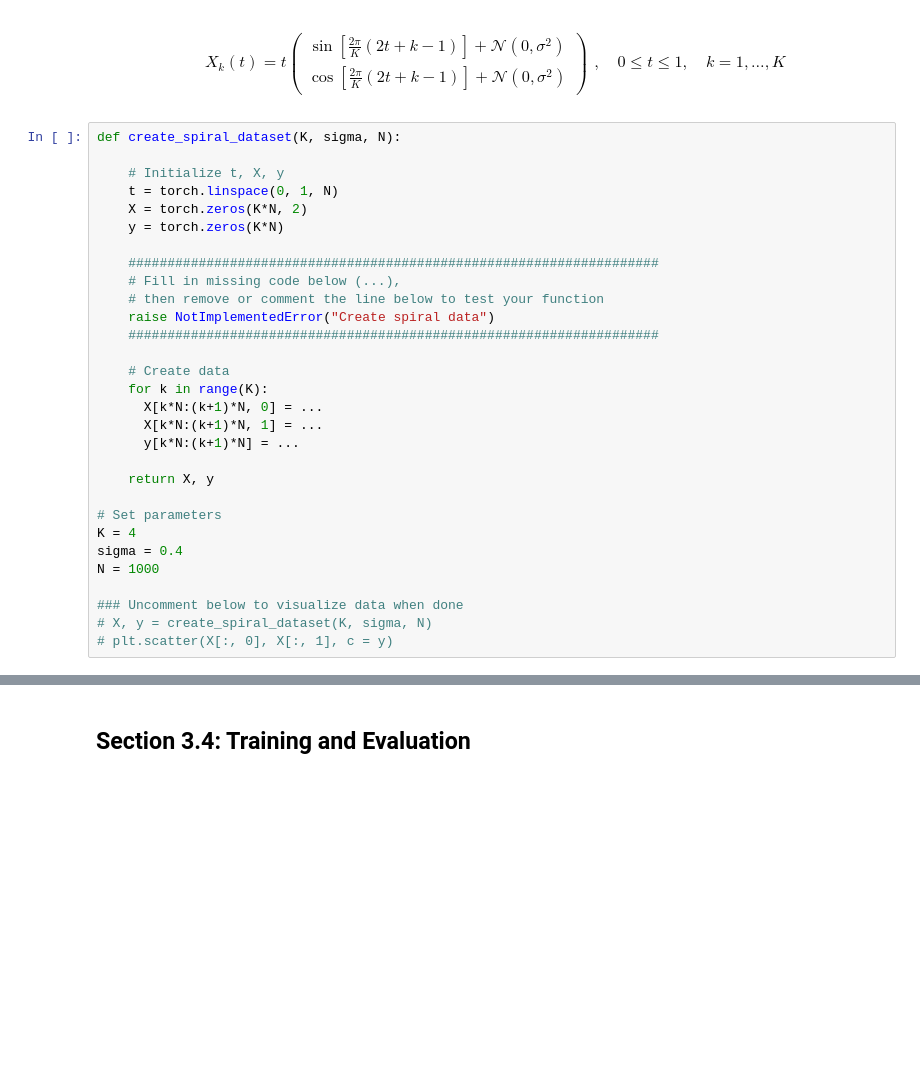
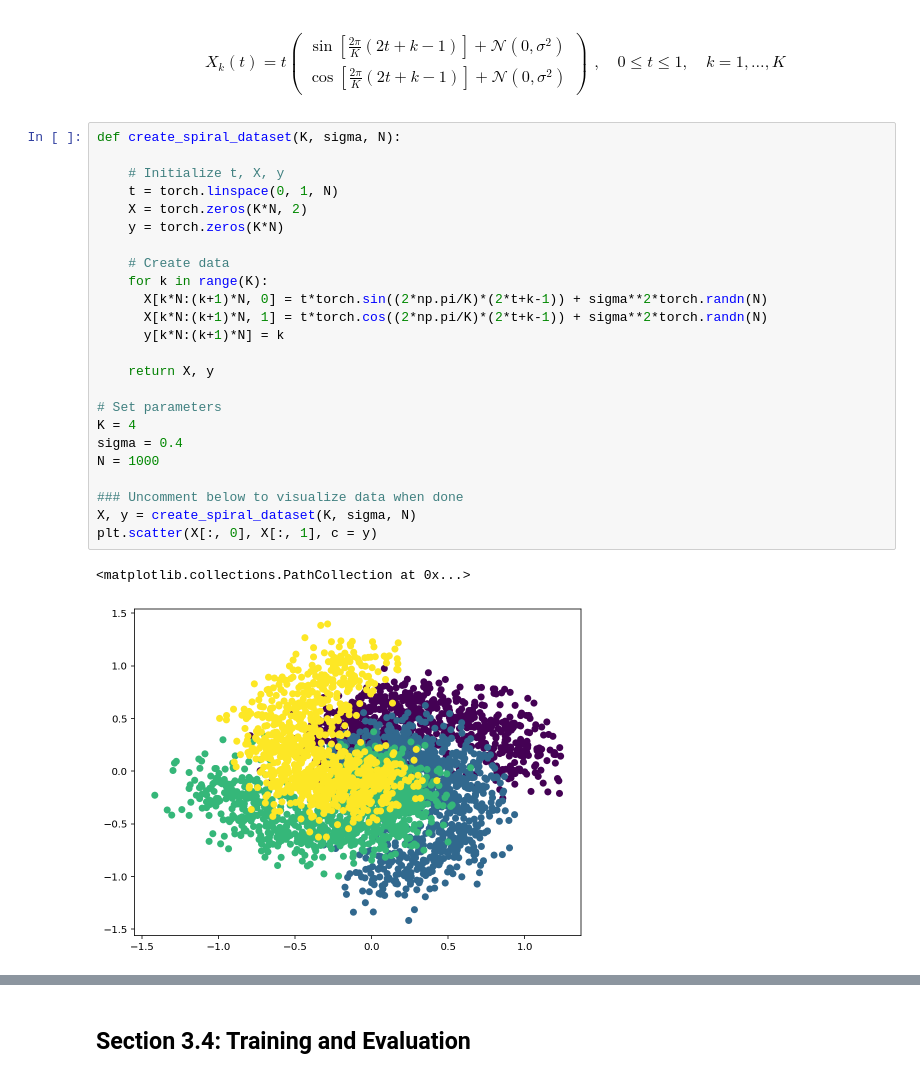
Before and after one commit to spatank/CIS-522, a Jupyter notebook: W3_Tutorial1_SPP.ipynb, the cells around one changed output, grey strips where cells are left out. Saved outputs shown, nothing was run; the diff lists cells and outputs as text; blank space fills up the shorter version.

```diff
--- a/W3_Tutorial1_SPP.ipynb
+++ b/W3_Tutorial1_SPP.ipynb
@@ -569,33 +583,30 @@ $$
 # %%
 def create_spiral_dataset(K, sigma, N):
 
     # Initialize t, X, y
     t = torch.linspace(0, 1, N)
     X = torch.zeros(K*N, 2)
     y = torch.zeros(K*N)
 
-    ####################################################################
-    # Fill in missing code below (...),
-    # then remove or comment the line below to test your function
-    raise NotImplementedError("Create spiral data")
-    ####################################################################
-
     # Create data
     for k in range(K):
-      X[k*N:(k+1)*N, 0] = ...
-      X[k*N:(k+1)*N, 1] = ...
-      y[k*N:(k+1)*N] = ...
+      X[k*N:(k+1)*N, 0] = t*torch.sin((2*np.pi/K)*(2*t+k-1)) + sigma**2*torch.randn(N)
+      X[k*N:(k+1)*N, 1] = t*torch.cos((2*np.pi/K)*(2*t+k-1)) + sigma**2*torch.randn(N)
+      y[k*N:(k+1)*N] = k
 
     return X, y
 
 # Set parameters
 K = 4
 sigma = 0.4
 N = 1000
 
 ### Uncomment below to visualize data when done
-# X, y = create_spiral_dataset(K, sigma, N)
-# plt.scatter(X[:, 0], X[:, 1], c = y)
+X, y = create_spiral_dataset(K, sigma, N)
+plt.scatter(X[:, 0], X[:, 1], c = y)
+# %% [output]
+<matplotlib.collections.PathCollection at 0x...>
+[figure, added]
 # %% [markdown]
 [*Click for solution*](https://github.com/CIS-522/course-content/tree/main/tutorials/W3_MLPs/solutions/W3_Tutorial1_Solution_20d70dbf.py)
 
```
Also changed, not shown: parts of 24 cells of this notebook.
